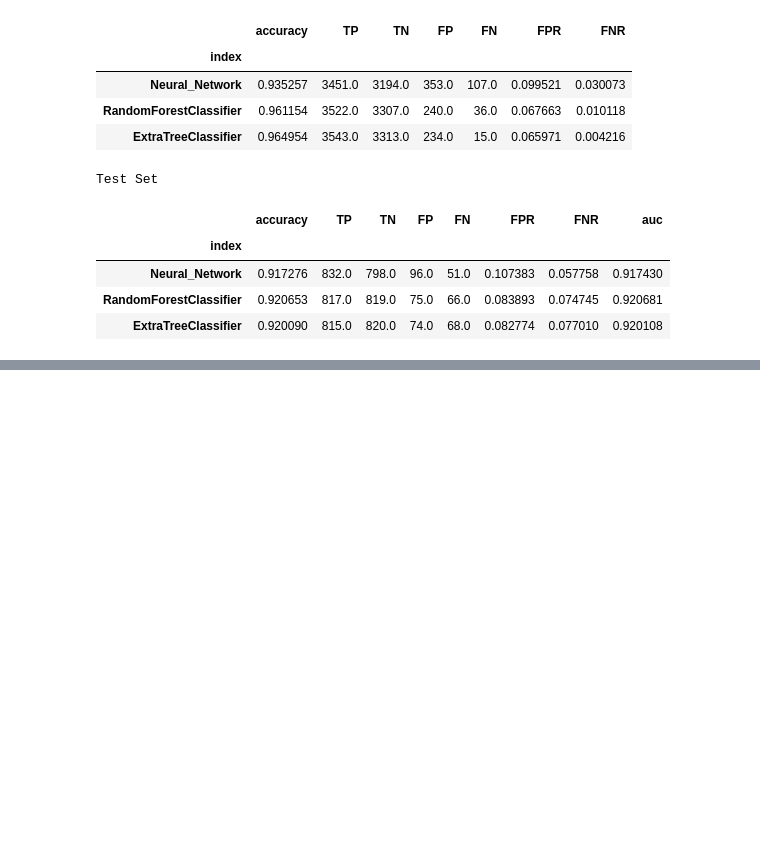
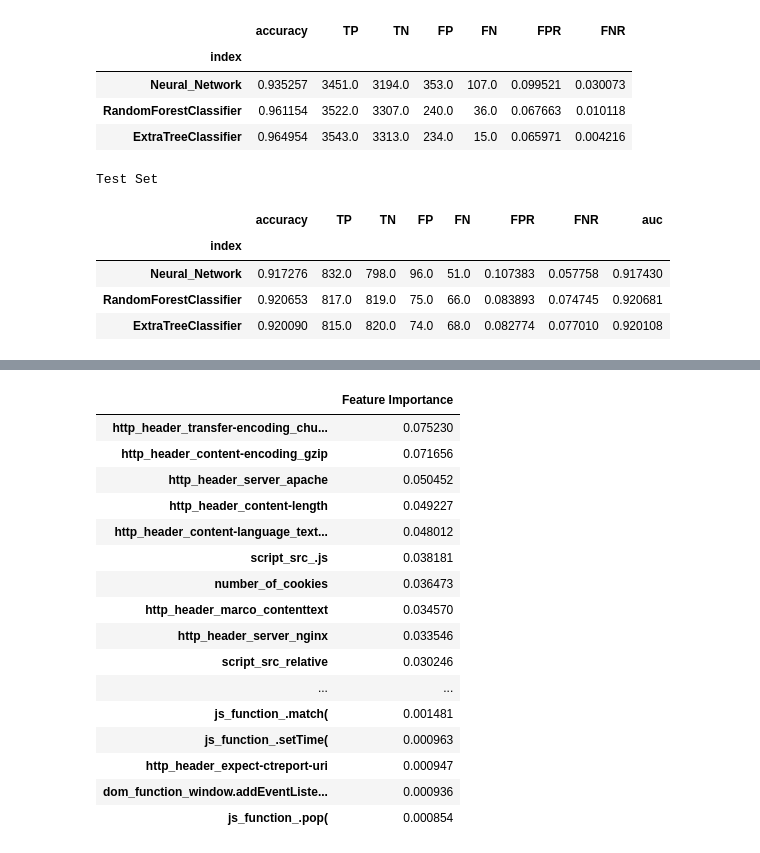
Before and after one commit to darshan-b/Reputation, a Jupyter notebook: Combined/Combined features - JavaScript, HTML, HTTP.ipynb, the cells around one changed output, grey strips where cells are left out. Saved outputs shown, nothing was run; the diff lists cells and outputs as text; code cells hidden in the pictures; blank space fills up the shorter version.

```diff
--- a/Combined/Combined features - JavaScript, HTML, HTTP.ipynb
+++ b/Combined/Combined features - JavaScript, HTML, HTTP.ipynb
@@ -1838,0 +2064,23 @@ table_80_90_test.loc[1]=([acc_test,cm_test.TP,cm_test.TN,cm_test.FP,cm_test.FN,c
+# %%
+f_e=pd.DataFrame(ext_tree.feature_importances_,index=columns)
+f_e.columns=['Feature Importance']
+f_e.sort_values(by='Feature Importance',ascending=False,inplace=True)
+f_e
+# %% [output]
+|  | Feature Importance |
+| http_header_transfer-encoding_chu... | 0.075230 |
+| http_header_content-encoding_gzip | 0.071656 |
+| http_header_server_apache | 0.050452 |
+| http_header_content-length | 0.049227 |
+| http_header_content-language_text... | 0.048012 |
+| script_src_.js | 0.038181 |
+| number_of_cookies | 0.036473 |
+| http_header_marco_contenttext | 0.034570 |
+| http_header_server_nginx | 0.033546 |
+| script_src_relative | 0.030246 |
+| ... | ... |
+| js_function_.match( | 0.001481 |
+| js_function_.setTime( | 0.000963 |
+| http_header_expect-ctreport-uri | 0.000947 |
+| dom_function_window.addEventListe... | 0.000936 |
+| js_function_.pop( | 0.000854 |
```
Also changed, not shown: parts of 35 cells of this notebook.
